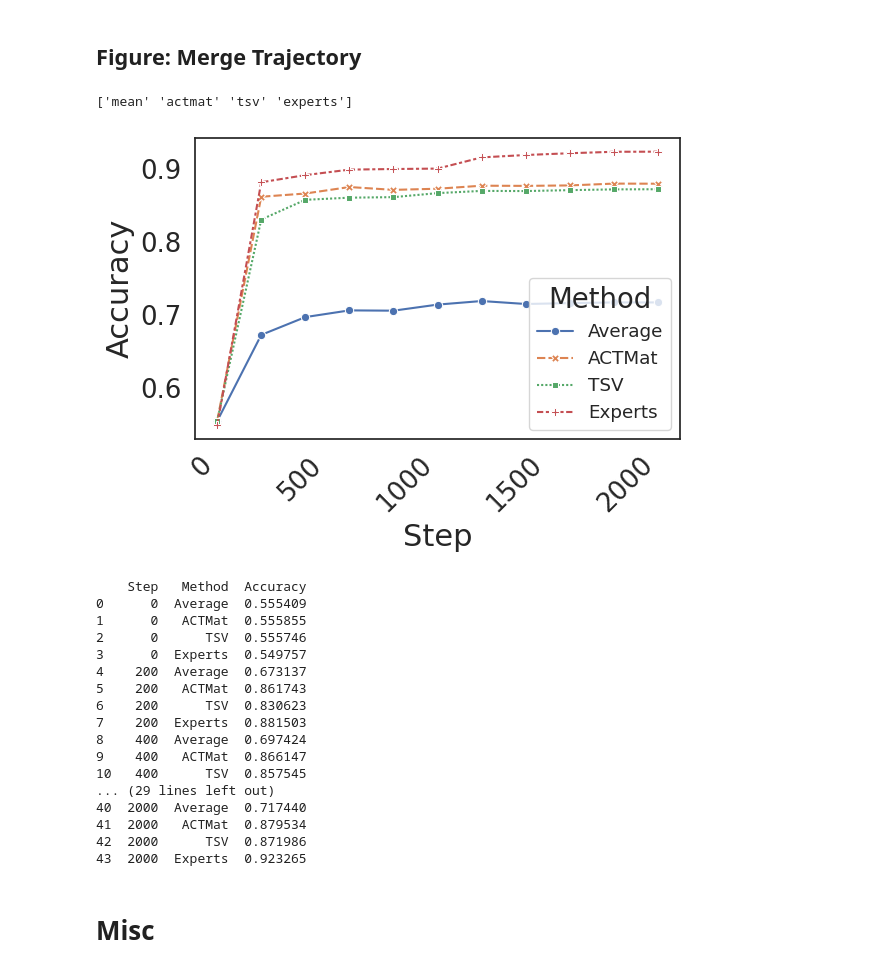
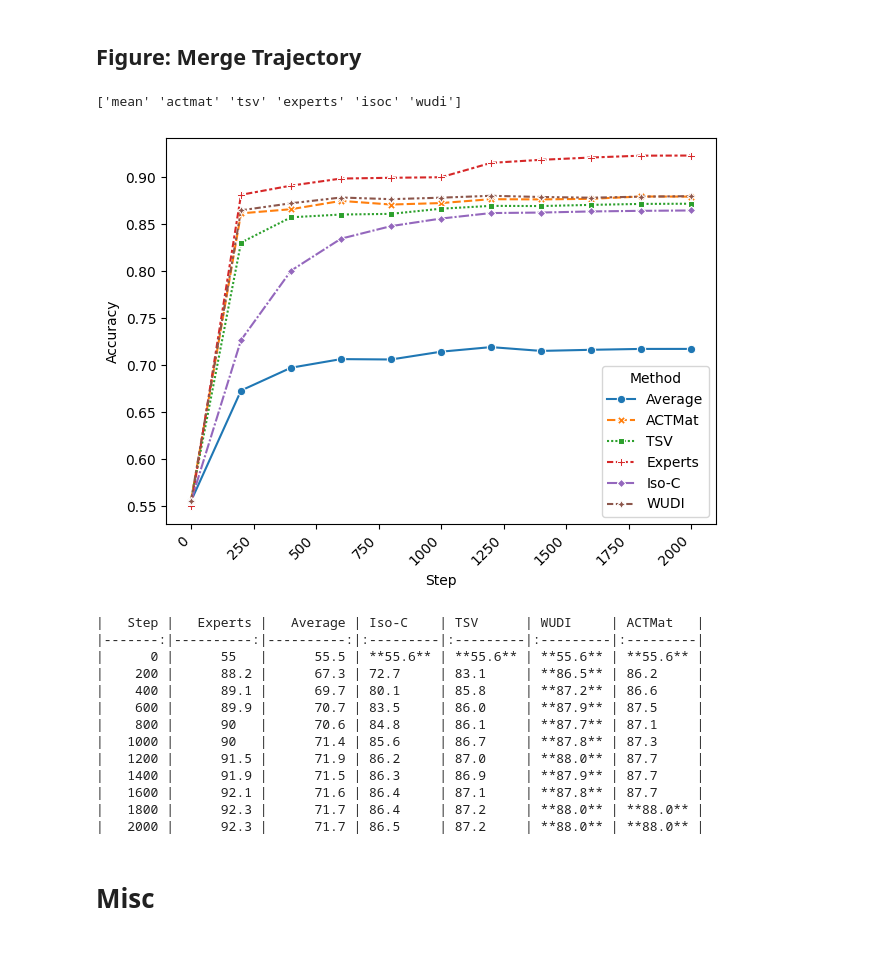
Before and after one commit to marawangamal/actmat, a Jupyter notebook: scripts/analysis.ipynb, the cells around one changed output. Saved outputs shown, nothing was run; the diff lists cells and outputs as text; code cells hidden in the pictures.

```diff
--- a/scripts/analysis.ipynb
+++ b/scripts/analysis.ipynb
@@ -217,7 +395,7 @@ def get_rand_psd(
 
 
 ad_fn = lambda c: np.arccos(c.clip(-1.0, 1.0)) / np.pi
-ckpt_dir = osp.join("../artifacts/checkpoints-analysisv2-epochs1", "ViT-B-16")
+ckpt_dir = "../artifacts/checkpoints-analysisv2-epochs1/ViT-B-16"
 
 datasets = [
     "Cars",
@@ -400,7 +578,7 @@ import matplotlib.pyplot as plt
 
 df = pd.read_csv("../artifacts/csvs/magnitudes.csv")
 
-models = ["ViT-B-16", "ViT-L-14", "gemma-2-2b-it", "t5-base", "t5-large", "Olmo-3-7b"]
+models = ["ViT-B-16", "ViT-L-14", "t5-base", "t5-large", "Olmo-3-7b"]
 n_layers = 50
 
 fig, axes = plt.subplots(2, 3, figsize=(9, 5))
@@ -930,6 +1058,7 @@ model_to_model = {
 
 method_to_method = {
     "zeroshot": "Zeroshot",
+    "multitask": "Multitask",
     "experts": "Experts",
     "regmean": "RegMean",
     "mean": "Average",
@@ -1426,72 +1549,99 @@ for step_dir in sorted(root.glob("step_*"), key=_step_key):
             }
         )
 # %%
+import matplotlib.pyplot as plt
 import seaborn as sns
 import os
 
 method_to_method = {
-    "zeroshot": "Zeroshot",
     "experts": "Experts",
-    "regmean": "RegMean",
     "mean": "Average",
     "isoc": "Iso-C",
     "tsv": "TSV",
     "wudi": "WUDI",
-    "actmat_smons": "ACTMat (SMONS)",
-    "actmat_mons": "ACTMat (MONS)",
     "actmat": "ACTMat",
 }
 
 df = pd.DataFrame(rows)
 print(df["method"].unique())
 df["method"] = df["method"].apply(lambda x: method_to_method.get(x, x))
 df = df.rename(
     columns={
         "acc": "Accuracy",
         "dataset": "Dataset",
         "method": "Method",
         "step": "Step",
     }
 )
 results_dir = f"../artifacts/results-analysis-drift/ViT-B-16"
 ax = sns.lineplot(
     df,
     x="Step",
     y="Accuracy",
     hue="Method",
     style="Method",
     markers=True,
 )
 
 plt.xticks(rotation=45, ha="right")
 plt.tight_layout()
 plt.savefig(
     os.path.join(results_dir, "acc_trajectory.pdf"),
     bbox_inches="tight",
 )
 plt.show()
 plt.close()
-print(df)
 # %% [output]
-['mean' 'actmat' 'tsv' 'experts']
+['mean' 'actmat' 'tsv' 'experts' 'isoc' 'wudi']
-[figure, old version]
+[figure, new version]
-    Step   Method  Accuracy
-0      0  Average  0.555409
-1      0   ACTMat  0.555855
-2      0      TSV  0.555746
-3      0  Experts  0.549757
-4    200  Average  0.673137
-5    200   ACTMat  0.861743
-6    200      TSV  0.830623
-7    200  Experts  0.881503
-8    400  Average  0.697424
-9    400   ACTMat  0.866147
-10   400      TSV  0.857545
-... (29 lines left out)
-40  2000  Average  0.717440
-41  2000   ACTMat  0.879534
-42  2000      TSV  0.871986
-43  2000  Experts  0.923265
+# %%
+def bold_best(row, fmt="md"):
+    wrap = "**{}**" if fmt == "md" else "\\textbf{{{}}}"
+    comparable = row.drop("Experts")
+    best = comparable.max()
+    return pd.Series(
+        {
+            col: (
+                wrap.format(f"{v:.1f}")
+                if col != "Experts" and v == best
+                else f"{v:.1f}"
+            )
+            for col, v in row.items()
+        }
+    )
+
+
+method_order = [
+    "experts",
+    "regmean",
+    "average",
+    "ties",
+    "dare",
+    "isoc",
+    "tsv",
+    "wudi",
+    "wudi-1e5",
+    "ace",
+    "actmat",
+]
+dfp = df.pivot(index="Step", columns="Method", values="Accuracy")
+dfp = (dfp * 100)[method_to_method.values()].round(1)
+# print(dfp.apply(bold_best, fmt="latex", axis=1).to_latex(escape=False))
+print(dfp.apply(bold_best, fmt="md", axis=1).to_markdown())
+# %% [output]
+|   Step |   Experts |   Average | Iso-C    | TSV      | WUDI     | ACTMat   |
+|-------:|----------:|----------:|:---------|:---------|:---------|:---------|
+|      0 |      55   |      55.5 | **55.6** | **55.6** | **55.6** | **55.6** |
+|    200 |      88.2 |      67.3 | 72.7     | 83.1     | **86.5** | 86.2     |
+|    400 |      89.1 |      69.7 | 80.1     | 85.8     | **87.2** | 86.6     |
+|    600 |      89.9 |      70.7 | 83.5     | 86.0     | **87.9** | 87.5     |
+|    800 |      90   |      70.6 | 84.8     | 86.1     | **87.7** | 87.1     |
+|   1000 |      90   |      71.4 | 85.6     | 86.7     | **87.8** | 87.3     |
+|   1200 |      91.5 |      71.9 | 86.2     | 87.0     | **88.0** | 87.7     |
+|   1400 |      91.9 |      71.5 | 86.3     | 86.9     | **87.9** | 87.7     |
+|   1600 |      92.1 |      71.6 | 86.4     | 87.1     | **87.8** | 87.7     |
+|   1800 |      92.3 |      71.7 | 86.4     | 87.2     | **88.0** | **88.0** |
+|   2000 |      92.3 |      71.7 | 86.5     | 87.2     | **88.0** | **88.0** |
 # %% [markdown]
 # Misc
 # %%
```
Also changed, not shown: parts of 13 cells of this notebook, 16 other files.
